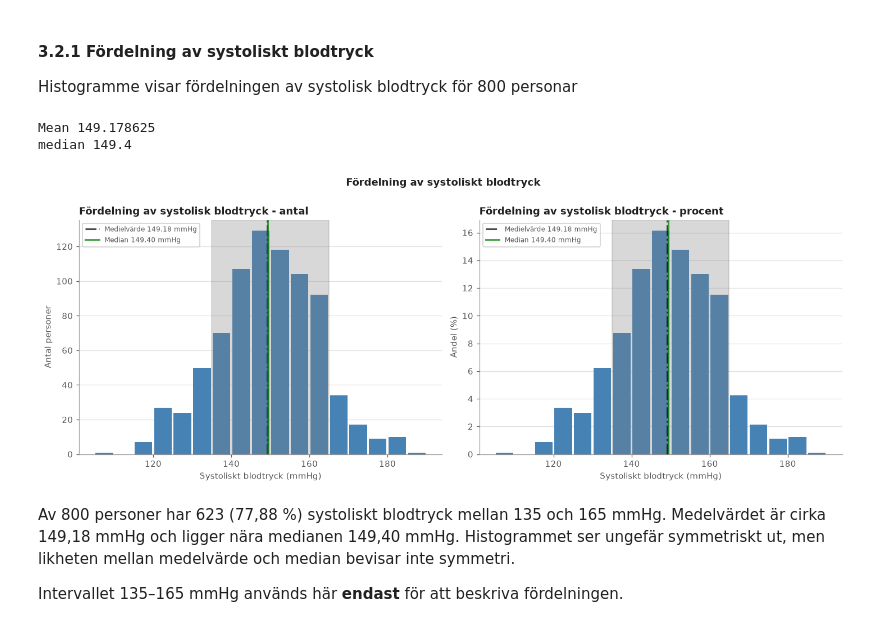
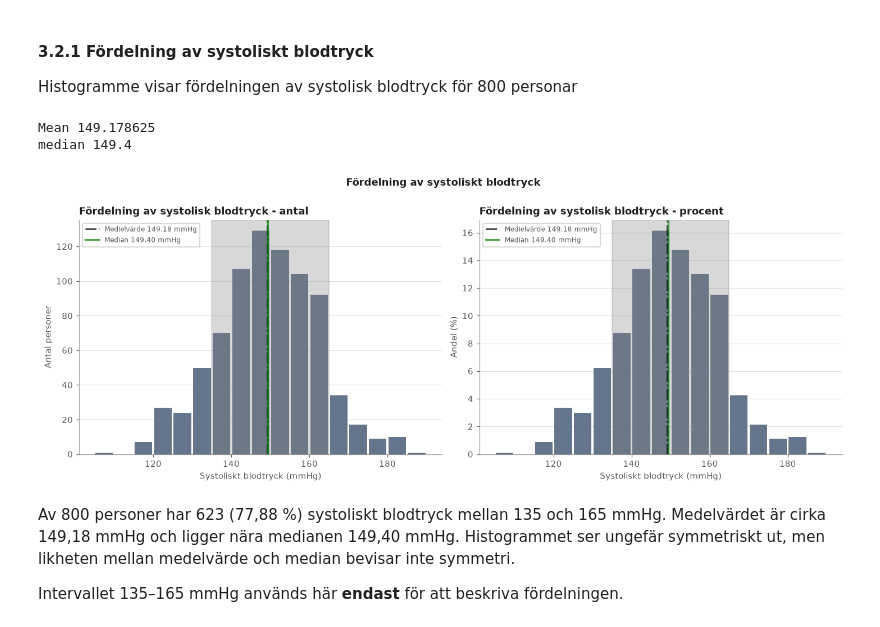
Before and after one commit to Yttak82/health_analysis, a Jupyter notebook: notebooks/analysis.ipynb, the cells around one changed output. Drawn from its saved outputs; the diff is of its cells as text; code cells hidden in the pictures.

```diff
--- a/notebooks/analysis.ipynb
+++ b/notebooks/analysis.ipynb
@@ -235,36 +237,36 @@ print("median", bp_median)
 
 
 fig_bp, axes_bp = plt.subplots(1, 2, figsize=(13, 5), layout="constrained")
 plot_histogram(
     ax=axes_bp[0],
     bin_centers=bp_bin_centers,
     values=bp_hist_counts,
     bin_width=bp_bins[1]- bp_bins[0],
-    color="steelblue",
+    color=COLORS["blood_pressure"],
     ylabel="Antal personer",
     title="Fördelning av systolisk blodtryck - antal",
     mean=bp_mean,
     median=bp_median,
 )
 plot_histogram(
     ax=axes_bp[1],
     bin_centers=bp_bin_centers,
     values=bp_hist_percent,
     bin_width=bp_bins[1]- bp_bins[0],
-    color="steelblue",
+    color=COLORS["blood_pressure"],
     ylabel="Andel (%)",
     title="Fördelning av systolisk blodtryck - procent",
     mean=bp_mean,
     median=bp_median,
 )
 
 
 fig_bp.suptitle("Fördelning av systoliskt blodtryck\n", fontweight="bold")
 plt.show()
 # %% [output]
 Mean 149.178625
 median 149.4
-[figure, old version]
+[figure, new version]
 # %% [markdown]
 Av 800 personer har 623 (77,88 %) systoliskt blodtryck mellan 135 och 165 mmHg. Medelvärdet är cirka 149,18 mmHg och ligger nära medianen 149,40 mmHg. Histogrammet ser ungefär symmetriskt ut, men likheten mellan medelvärde och median bevisar inte symmetri.
 
```
Also changed, not shown: parts of 21 cells of this notebook, 10 other files.
